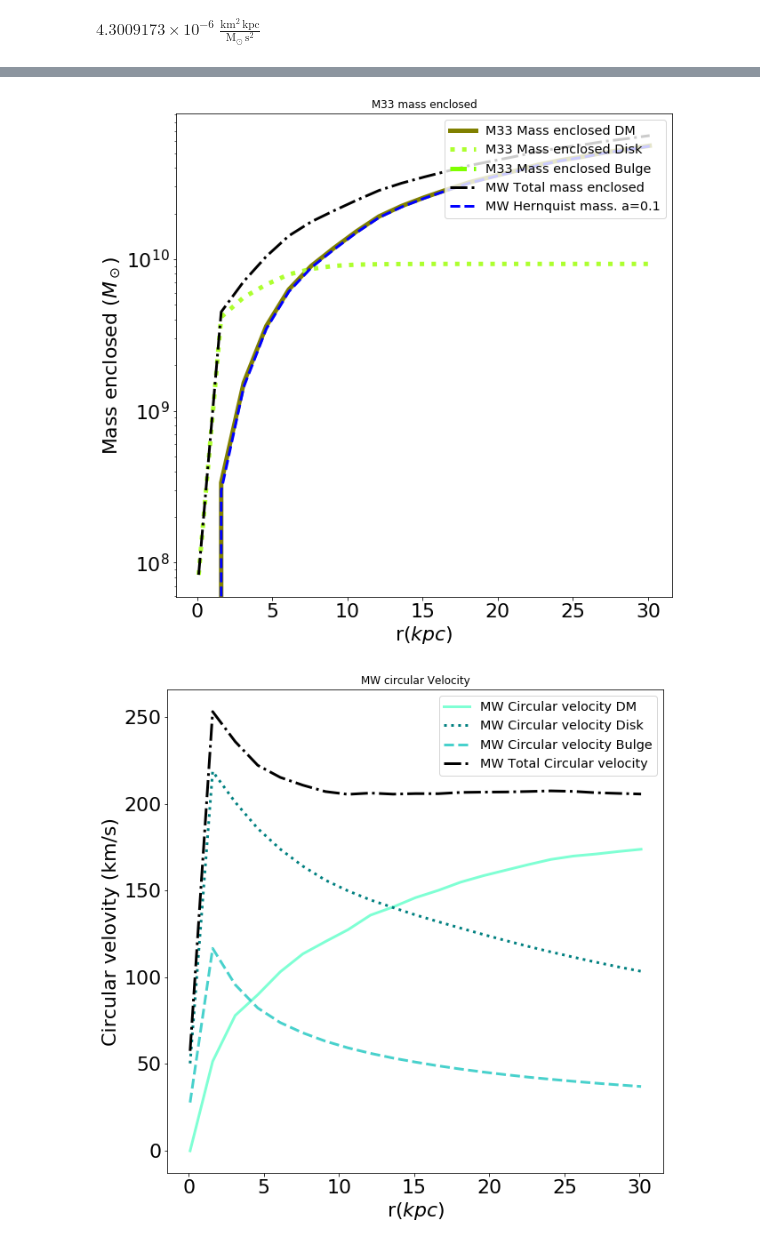
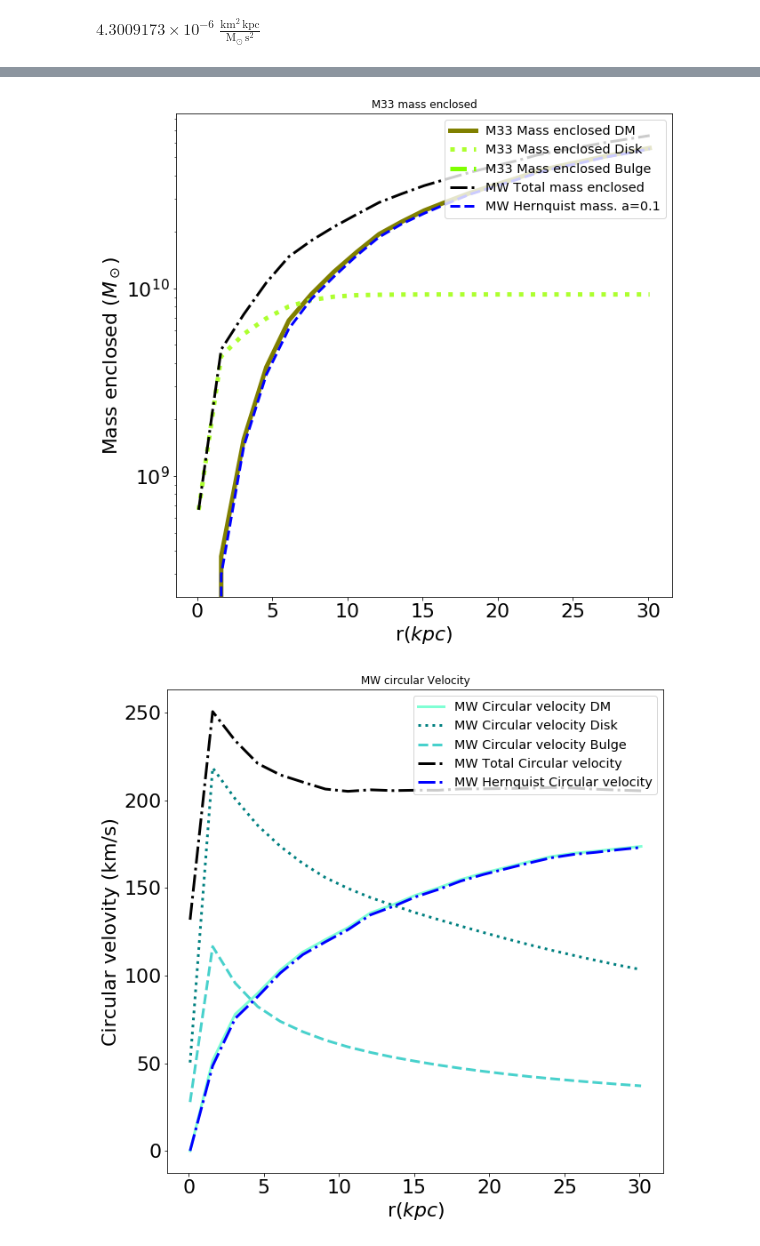
Before and after one commit to Ximena89/400B_STEPHENSON, a Jupyter notebook: Homeworks/Homework5/MassDistribution.ipynb, the cells around one changed output, grey strips where cells are left out. Drawn from its saved outputs; the diff is of its cells as text; code cells hidden in the pictures.

```diff
--- a/Homeworks/Homework5/MassDistribution.ipynb
+++ b/Homeworks/Homework5/MassDistribution.ipynb
@@ -120,7 +120,7 @@ class MassProfile:
 
         Mr = Mhalo*r**2 / (a+r)**2
 
-        return np.round(Mr,2) * u.Msun / 1e10
+        return np.round(Mr,2)
 
     def circ_vel(self, ptype, r):
         # Function that computes the circular velocity using Mass enclosed at each radius
@@ -147,16 +147,19 @@ class MassProfile:
         return vct
 
     def HernquistVCirc(self, r, a, Mhalo):
+        # Function computes the circular speed using Hernquist mass profile
+        # Input:
+        #      radius (kpc), scale factor a, Halo mass (HernquistMass) Msun
 
-        mass = self.HernquistMass(a, Mhalo)
+        hm = self.HernquistMass(a, Mhalo)
 
-        return np.sqrt(G * mass / r )
+        return np.sqrt(G * hm / r)
 # %%
 MW = MassProfile("MW", 0)
 M31 = MassProfile("M31", 0)
 M33 = MassProfile("M33", 0)
 # %%
-#r = np.arange(0.25, 30.5, 1.5)
+r = np.arange(0.25, 30.5, 1.5)
 # %%
 # Components of MW
 MW_M_ENC_DM = MW.MassEnclosed(1, r)
@@ -325,39 +328,40 @@ matplotlib.rcParams['ytick.labelsize'] = label_size
 # add a legend with some customizations.
 legend = ax.legend(loc='upper right',fontsize='x-large')
 # %% [output]
-[figure, old version]
+[figure, new version]
 # %%
 fig = plt.figure(figsize=(10,10))
 ax = plt.subplot(111)
 
 # Plot the default values (y axis log)
 # ADD HERE
 
 r =np.arange(0.1, 30.5, 1.5)
 
 #MW Circular Velocity
 plt.title('MW circular Velocity')
 plt.plot(r,MW_CIRC_VEL_DM,color='aquamarine', linewidth=3, label='MW Circular velocity DM')
 plt.plot(r,MW_CIRC_VEL_D,color='teal', linewidth=3, linestyle=':', label='MW Circular velocity Disk')
 plt.plot(r,MW_CIRC_VEL_B,color='mediumturquoise', linewidth=3, linestyle='--',  label='MW Circular velocity Bulge')
 plt.plot(r,MW_CIRC_VEL_TOT,color='black', linewidth=3, linestyle='-.',  label='MW Total Circular velocity')
+plt.plot(r,MW.HernquistVCirc(r,0.1, MW_M_ENC_DM),color='blue', linewidth=3, linestyle='-.',  label='MW Hernquist Circular velocity a = 0.1')
 
 # Add labels
 plt.xlabel(r'r($kpc$)', fontsize=22)
 plt.ylabel(r'Circular velovity (km/s)', fontsize=22)
 
 #set axis limits
 #plt.xlim(-17,-26)
 
 #adjust tick label font size
 label_size = 22
 matplotlib.rcParams['xtick.labelsize'] = label_size
 matplotlib.rcParams['ytick.labelsize'] = label_size
 
 # add a legend with some customizations.
 legend = ax.legend(loc='upper right',fontsize='x-large')
 # %% [output]
-[figure, old version]
+[figure, new version]
 # %%
 fig = plt.figure(figsize=(10,10))
 ax = plt.subplot(111)
```
Also changed, not shown: parts of 4 cells of this notebook.
